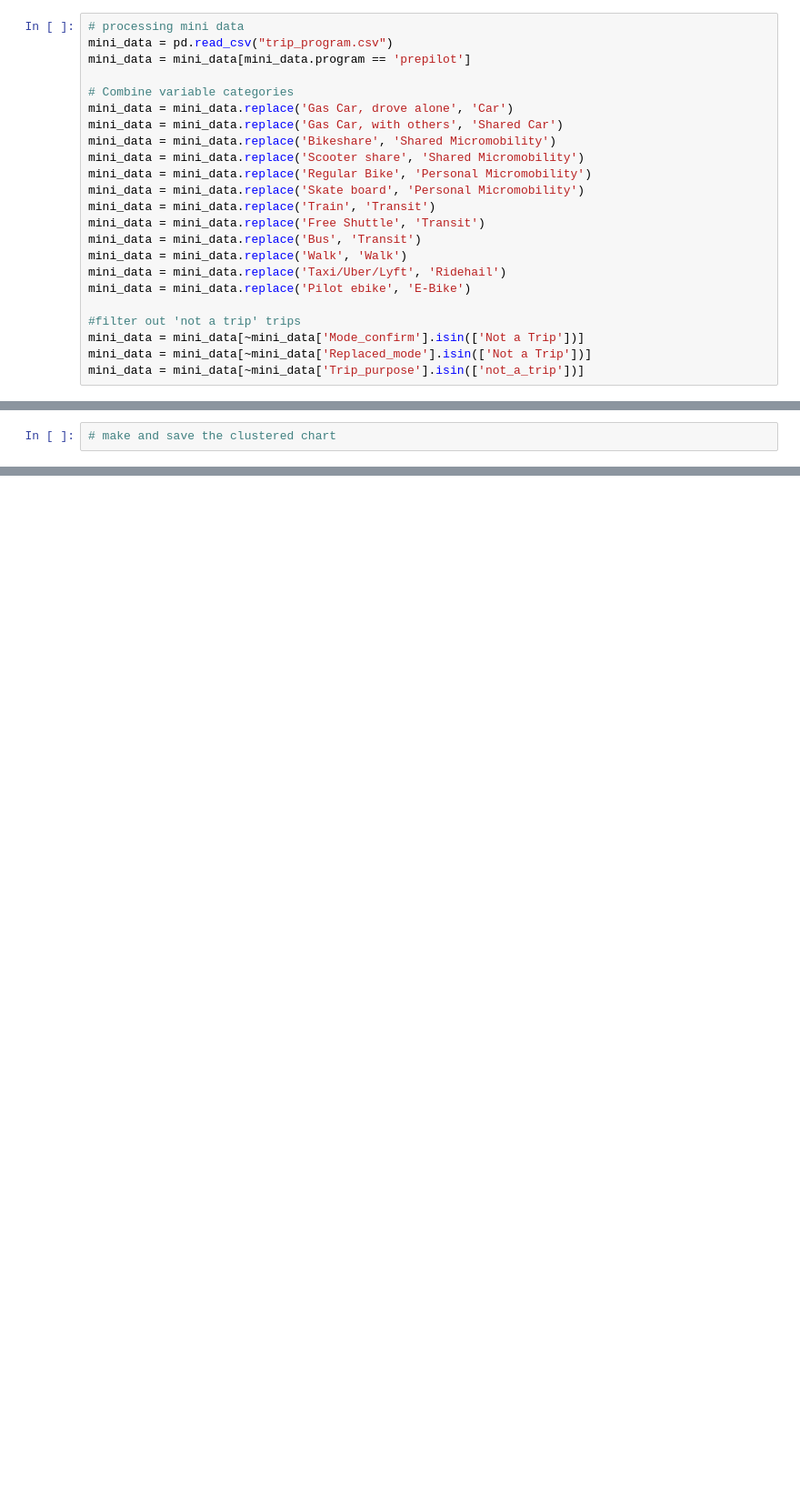
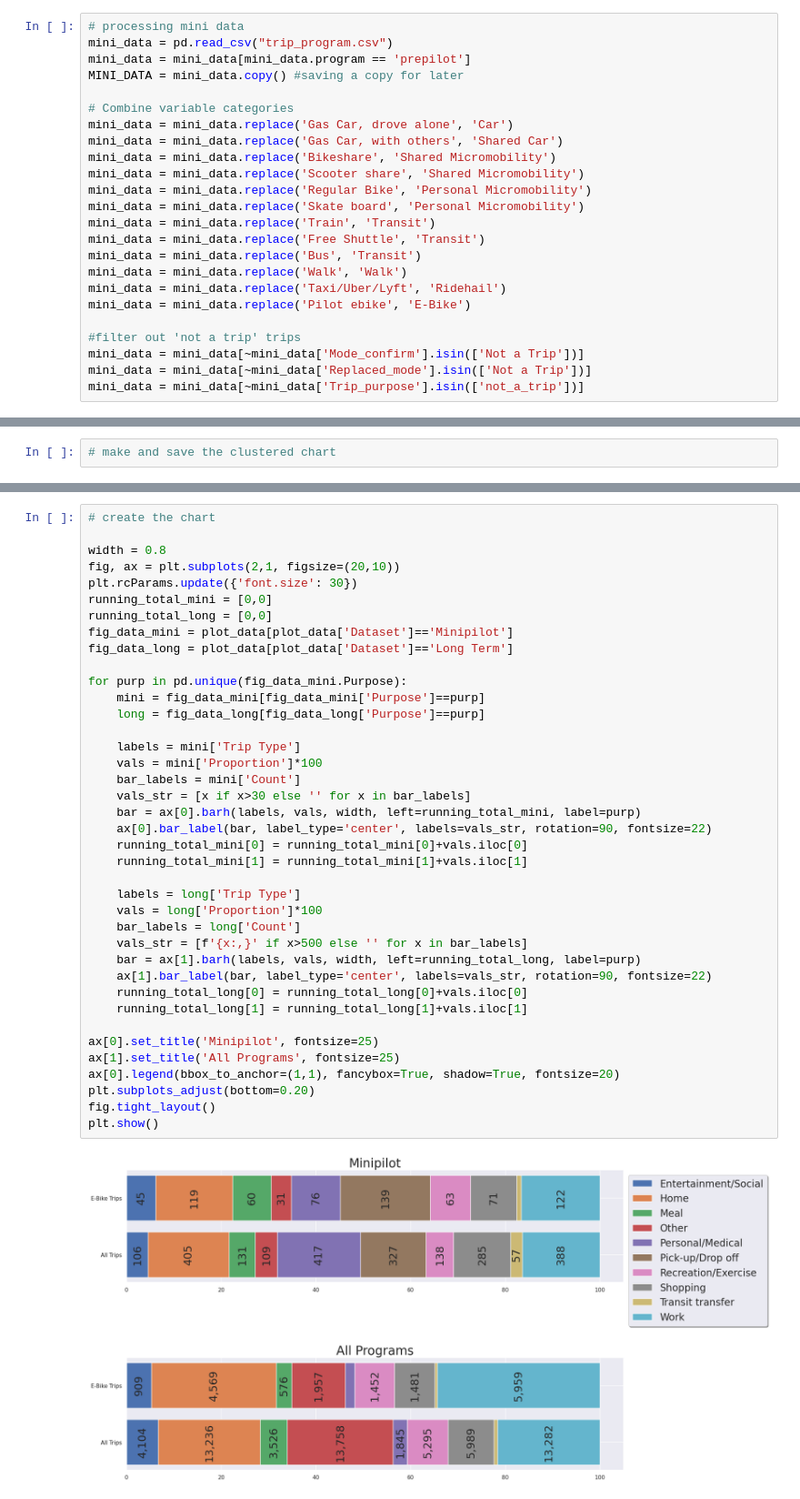
Before and after one commit to e-mission/em-public-dashboard, a Jupyter notebook: viz_scripts/CanBikeCO_Analysis.ipynb, the cells around one changed output, grey strips where cells are left out. Shown at 91% size. Drawn from its saved outputs; the diff is of its cells as text; blank space fills up the shorter version.

```diff
--- a/viz_scripts/CanBikeCO_Analysis.ipynb
+++ b/viz_scripts/CanBikeCO_Analysis.ipynb
@@ -40,6 +52,7 @@ stat_data.describe()
 # processing mini data
 mini_data = pd.read_csv("trip_program.csv")
 mini_data = mini_data[mini_data.program == 'prepilot']
+MINI_DATA = mini_data.copy() #saving a copy for later
 
 # Combine variable categories
 mini_data = mini_data.replace('Gas Car, drove alone', 'Car')
@@ -255,0 +315,41 @@ plot_clustered_stacked([all_trips, work_trips],["All Trips", "Work Trips"])
+# %%
+# create the chart
+
+width = 0.8
+fig, ax = plt.subplots(2,1, figsize=(20,10))
+plt.rcParams.update({'font.size': 30})
+running_total_mini = [0,0]
+running_total_long = [0,0]
+fig_data_mini = plot_data[plot_data['Dataset']=='Minipilot']
+fig_data_long = plot_data[plot_data['Dataset']=='Long Term']
+
+for purp in pd.unique(fig_data_mini.Purpose):
+    mini = fig_data_mini[fig_data_mini['Purpose']==purp]
+    long = fig_data_long[fig_data_long['Purpose']==purp]
+
+    labels = mini['Trip Type']
+    vals = mini['Proportion']*100
+    bar_labels = mini['Count']
+    vals_str = [x if x>30 else '' for x in bar_labels]
+    bar = ax[0].barh(labels, vals, width, left=running_total_mini, label=purp)
+    ax[0].bar_label(bar, label_type='center', labels=vals_str, rotation=90, fontsize=22)
+    running_total_mini[0] = running_total_mini[0]+vals.iloc[0]
+    running_total_mini[1] = running_total_mini[1]+vals.iloc[1]
+
+    labels = long['Trip Type']
+    vals = long['Proportion']*100
+    bar_labels = long['Count']
+    vals_str = [f'{x:,}' if x>500 else '' for x in bar_labels]
+    bar = ax[1].barh(labels, vals, width, left=running_total_long, label=purp)
+    ax[1].bar_label(bar, label_type='center', labels=vals_str, rotation=90, fontsize=22)
+    running_total_long[0] = running_total_long[0]+vals.iloc[0]
+    running_total_long[1] = running_total_long[1]+vals.iloc[1]
+
+ax[0].set_title('Minipilot', fontsize=25)
+ax[1].set_title('All Programs', fontsize=25)
+ax[0].legend(bbox_to_anchor=(1,1), fancybox=True, shadow=True, fontsize=20)
+plt.subplots_adjust(bottom=0.20)
+fig.tight_layout()
+plt.show()
+# %% [output]
+[figure, added]
```
Also changed, not shown: parts of 15 cells of this notebook.
